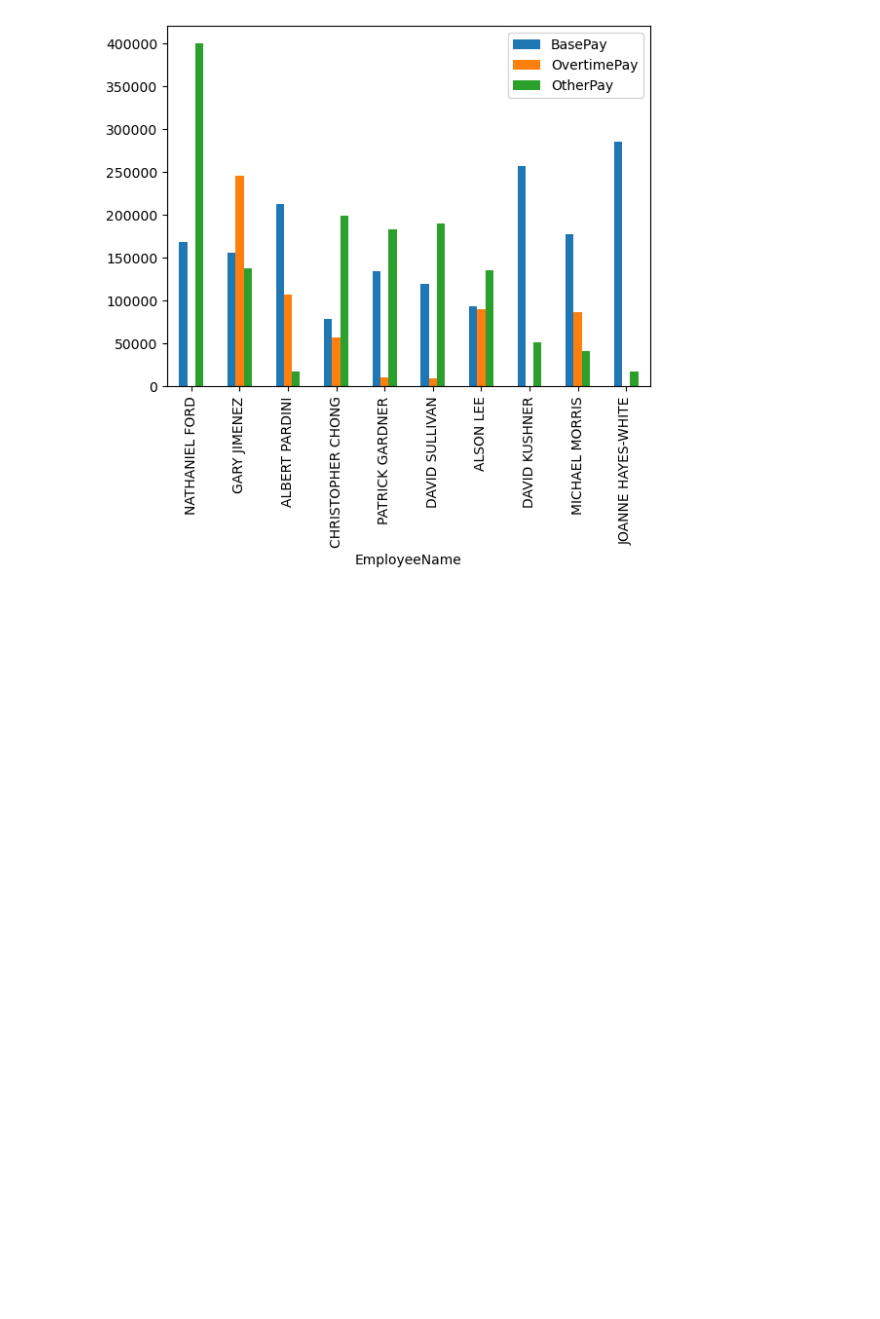
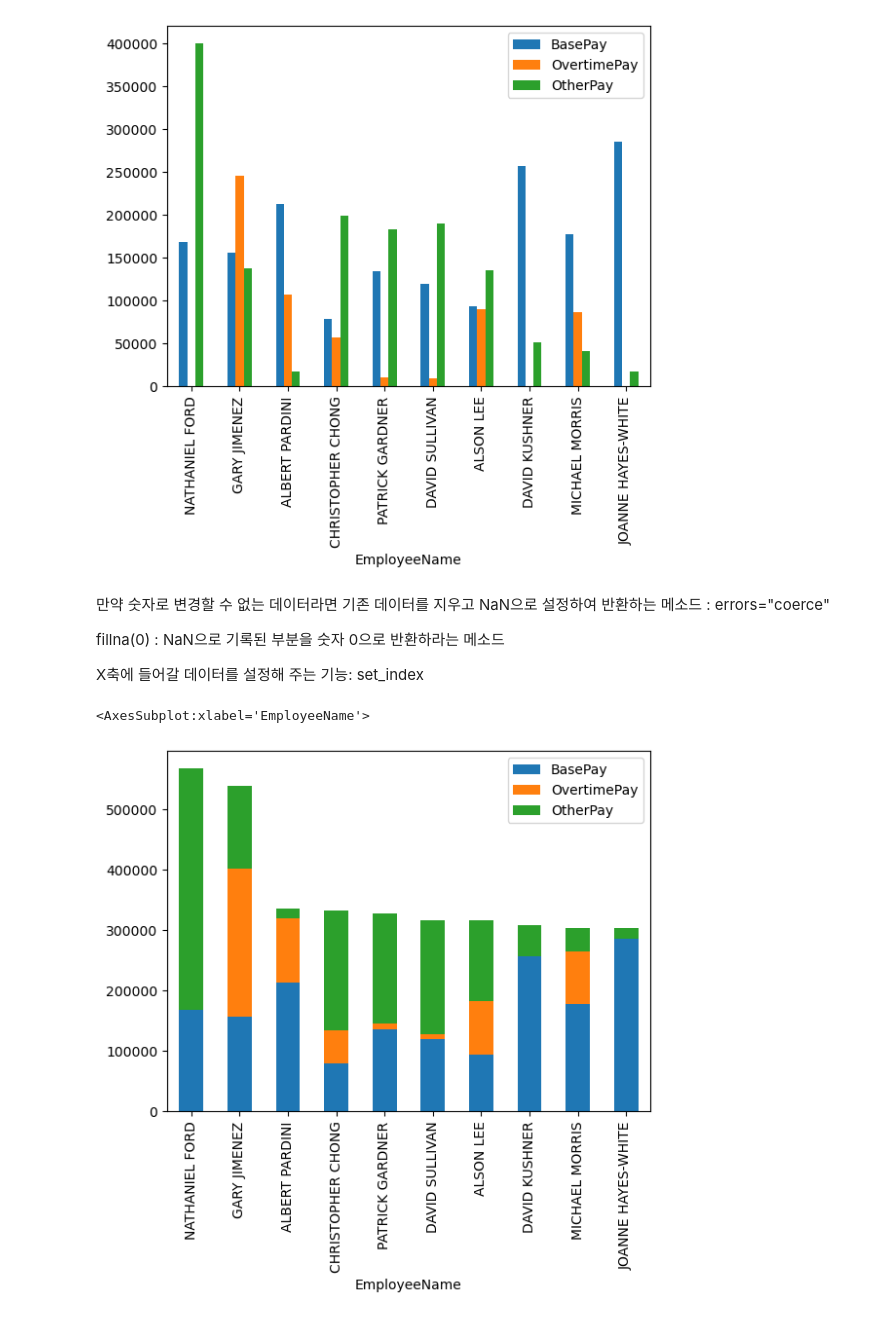
Before and after one commit to choi55j/-2023-09, a Jupyter notebook: choi/수파이썬/13강.ipynb, the cells around one changed output. Drawn from its saved outputs; the diff is of its cells as text; code cells hidden in the pictures; blank space fills up the shorter version.

```diff
--- a/choi/수파이썬/13강.ipynb
+++ b/choi/수파이썬/13강.ipynb
@@ -32,3 +32,21 @@ df.head(10).plot(kind="bar")
 # %% [output]
 <AxesSubplot:xlabel='EmployeeName'>
 [figure]
+# %% [markdown]
+만약 숫자로 변경할 수 없는 데이터라면 기존 데이터를 지우고 NaN으로 설정하여 반환하는 메소드 : errors="coerce"
+
+fillna(0) : NaN으로 기록된 부분을 숫자 0으로 반환하라는 메소드
+
+
+X축에 들어갈 데이터를 설정해 주는 기능: set_index
+# %%
+salaries["BasePay"] = pd.to_numeric(salaries["BasePay"], errors="coerce").fillna(0)
+salaries["OvertimePay"] = pd.to_numeric(salaries["OvertimePay"], errors="coerce").fillna(0)
+salaries["OtherPay"] = pd.to_numeric(salaries["OtherPay"], errors="coerce").fillna(0)
+df = salaries[["EmployeeName", "BasePay", "OvertimePay", "OtherPay"]]
+df.set_index("EmployeeName", inplace=True)
+
+df.head(10).plot(kind="bar", stacked=True)
+# %% [output]
+<AxesSubplot:xlabel='EmployeeName'>
+[figure, added]
```
Also changed, not shown: parts of 9 cells of this notebook, 1 other file.
